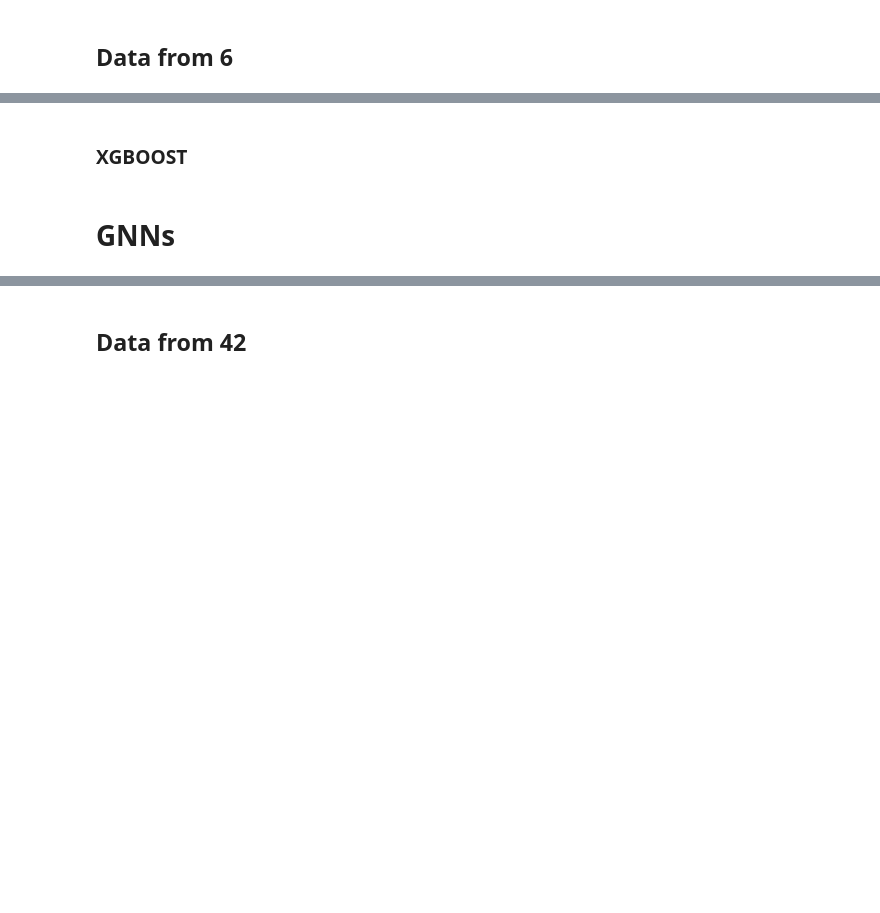
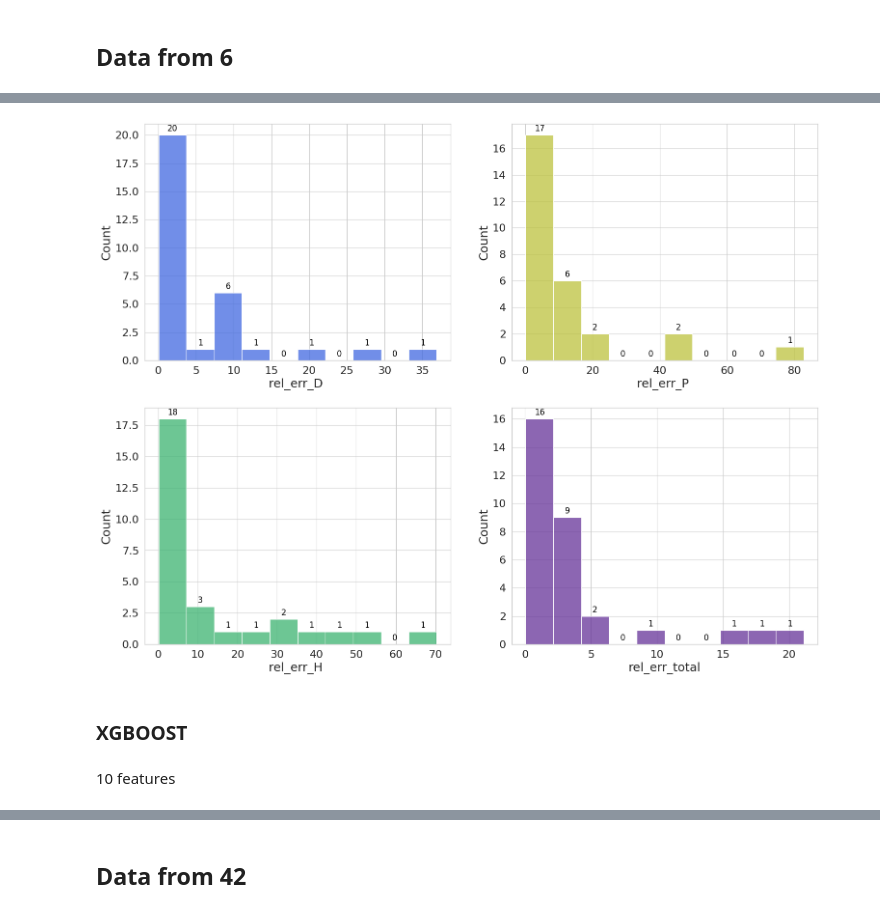
Before and after one commit to darjacvetkovic/HSP-predictions, a Jupyter notebook: dataset_exploratory_analysis.ipynb, the cells around one changed output, grey strips where cells are left out. Saved outputs shown, nothing was run; the diff lists cells and outputs as text; code cells hidden in the pictures; blank space fills up the shorter version.

Commit message:
New results and fixes

```diff
--- a/dataset_exploratory_analysis.ipynb
+++ b/dataset_exploratory_analysis.ipynb
@@ -48,7 +48,7 @@ See the caveats in the documentation: https://pandas.pydata.org/pandas-docs/stab
 1192 rows × 5 columns
 # %%
 from matplotlib import rcParams
-rcParams['font.family'] = 'Georgia'
+rcParams['font.family'] = 'Nimbus Roman'
 
 sns.set_style('whitegrid')
 sns.set_context("paper")
@@ -262,0 +187,3 @@ for ax, hist_data in zip(axs.flatten(), [d_hist,p_hist,h_hist,t_hist]):
+# %%
+df = pd.read_csv('results/gnn/data_from_6_filtered_results.csv',index_col=0)
+df
@@ -262,0 +249,40 @@ for ax, hist_data in zip(axs.flatten(), [d_hist,p_hist,h_hist,t_hist]):
+# %%
+fig,axs = plt.subplots(2,2,figsize=(18,14))
+
+d_hist = sns.histplot(df[df['rel_err_D']<100]['rel_err_D'],bins=10,ax=axs[0][0],color='royalblue')
+p_hist = sns.histplot(df[df['rel_err_P']<100]['rel_err_P'],bins=10,ax=axs[0][1],color='#bdc23d')
+h_hist = sns.histplot(df[df['rel_err_H']<100]['rel_err_H'],bins=10,ax=axs[1][0],color='mediumseagreen')
+t_hist = sns.histplot(df[df['rel_err_total']<100]['rel_err_total'],bins=10,ax=axs[1][1],color='rebeccapurple')
+
+# Set x-axis and y-axis label font sizes
+label_fontsize = 18
+axs[0, 0].set_xlabel(r'rel_err_D ', fontsize=label_fontsize)
+axs[0, 0].set_ylabel(r'Count', fontsize=label_fontsize)
+
+axs[0, 1].set_xlabel(r'rel_err_P ', fontsize=label_fontsize)
+axs[0, 1].set_ylabel(r'Count', fontsize=label_fontsize)
+
+axs[1, 0].set_xlabel(r'rel_err_H ', fontsize=label_fontsize)
+axs[1, 0].set_ylabel(r'Count', fontsize=label_fontsize)
+
+axs[1, 1].set_xlabel(r'rel_err_total', fontsize=label_fontsize)
+axs[1, 1].set_ylabel(r'Count', fontsize=label_fontsize)
+
+# Set tick label font sizes
+tick_label_fontsize = 16
+for ax in axs.flatten():
+    ax.tick_params(axis='both', which='major', labelsize=tick_label_fontsize)
+
+
+# Annotate each bin with its count
+for ax, hist_data in zip(axs.flatten(), [d_hist,p_hist,h_hist,t_hist]):
+    for rect in hist_data.patches:
+        height = rect.get_height()
+        ax.annotate(f'{int(height)}', xy=(rect.get_x() + rect.get_width() / 2, height),
+                    xytext=(0, 3),  # 3 points vertical offset
+                    textcoords="offset points",
+                    ha='center', va='bottom', fontsize=12, color='black')
+
+fig.savefig('figs/data_from_6_rell_err_hists_GNN.pdf',dpi=300)
+# %% [output]
+[figure, added]
@@ -263,4 +291,4 @@ for ax, hist_data in zip(axs.flatten(), [d_hist,p_hist,h_hist,t_hist]):
 # %% [markdown]
 ### XGBOOST
-# %% [markdown]
-# GNNs
+# %% [markdown]
+10 features
```
Also changed, not shown: parts of 21 cells of this notebook, 8 other files.
